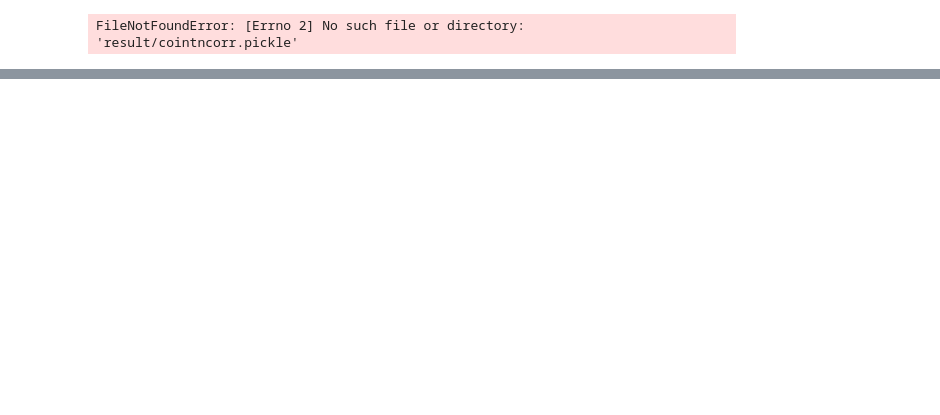
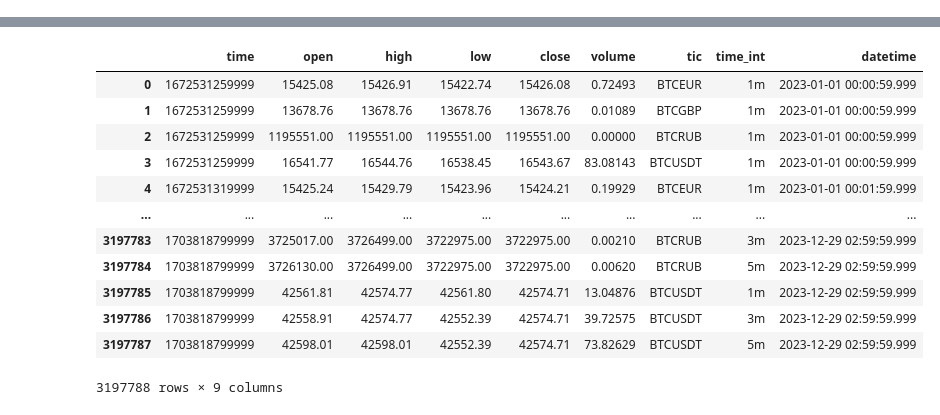
Before and after one commit to schoudh96/pair-trading-RLenvs, a Jupyter notebook: main.ipynb, the cells around one changed output, grey strips where cells are left out. Cells and saved outputs as stored; diff of their text form; code cells hidden in the pictures; blank space fills up the shorter version.

Commit message:
Added data and cointegration correlation file

```diff
--- a/main.ipynb
+++ b/main.ipynb
@@ -84,14 +60,52 @@ else:
-# %%
-import pickle
-
-dfs = read2df(symbols, freqs)
-
-with open('result/cointncorr.pickle', 'rb') as pk:
-    data = pickle.load(pk)
-
-freq_position = list(freqs.keys()).index(data[1])
-
-df0 = dfs[freq_position][dfs[freq_position]['tic']==data[0][0]].reset_index(drop=True)
-df1 = dfs[freq_position][dfs[freq_position]['tic']==data[0][1]].reset_index(drop=True)
-# %% [output]
-FileNotFoundError: [Errno 2] No such file or directory: 'result/cointncorr.pickle'
+# %%
+# List of symbols to merge
+symbols = ['BTCUSDT', 'BTCEUR', 'BTCRUB', 'BTCGBP']
+
+# List to store individual DataFrames
+mins = ['1m', '3m', '5m']
+
+rawdfs = []
+for min in mins:
+    # Loop through each symbol
+    for symbol in symbols:
+
+        directory = f'./klines/{symbol}/{min}/{start_date}_{end_date}/'
+
+        # Loop through each zip file in the directory
+        count = 0
+        for file_name in os.listdir(directory):
+
+            if file_name.endswith('.zip'):
+                with zipfile.ZipFile(os.path.join(directory, file_name), 'r') as zip_ref:
+                    # only one CSV file in each zip archive
+                    csv_file = zip_ref.namelist()[0]
+                    with zip_ref.open(csv_file) as csv_fp:
+                        # Read the CSV data into a DataFrame
+                        temp_df = pd.read_csv(csv_fp, header=None)
+                        temp_df.columns = ['open_time', 'open', 'high', 'low', 'close', 'volume', 'close_time', 'quote_asset_volume', 'number_of_trades', 'taker_buy_base_asset_volume', 'taker_buy_quote_asset_volume', 'ignore']
+                        # temp_df['date'] = pd.to_datetime(temp_df['close_time'], unit='ms').dt.strftime('%Y-%m-%d')
+                        temp_df = temp_df.rename(columns={"close_time": "time"})
+                        temp_df['tic'] = symbol
+                        temp_df['time_int'] = min
+                        print(f"{symbol} - {min} = shape {temp_df.shape}")
+                        rawdfs.append(temp_df[['time', 'open', 'high', 'low', 'close', 'volume', 'tic', 'time_int']])
+                count += 1
+
+        print(f"{symbol} - {min} = #{count} files")
+
+# Concatenate all DataFrames into a single DataFrame
+rawdf = pd.concat(rawdfs, ignore_index=True)
+
+# Count the number of unique 'tic' values per date
+tic_counts = rawdf.groupby('time')['tic'].nunique()
+
+# Filter the DataFrame to keep only rows where all 'tic' values participate
+df = rawdf[rawdf['time'].isin(tic_counts[tic_counts == len(rawdf['tic'].unique())].index)]
+# Only wanted columns
+df = df[['time', 'open', 'high', 'low', 'close', 'volume', 'tic', 'time_int']]
+df['datetime'] = pd.to_datetime(df['time'], unit='ms')
+
+df = df.sort_values(['time', 'tic', 'time_int'],ignore_index=True)
+
+df
+# %% [output]
@@ -97,0 +129,13 @@ FileNotFoundError: [Errno 2] No such file or directory: 'result/cointncorr.pickl
+|  | time | open | high | low | close | volume | tic | time_int | datetime |
+| 0 | 1672531259999 | 15425.08 | 15426.91 | 15422.74 | 15426.08 | 0.72493 | BTCEUR | 1m | 2023-01-01 00:00:59.999 |
+| 1 | 1672531259999 | 13678.76 | 13678.76 | 13678.76 | 13678.76 | 0.01089 | BTCGBP | 1m | 2023-01-01 00:00:59.999 |
+| 2 | 1672531259999 | 1195551.00 | 1195551.00 | 1195551.00 | 1195551.00 | 0.00000 | BTCRUB | 1m | 2023-01-01 00:00:59.999 |
+| 3 | 1672531259999 | 16541.77 | 16544.76 | 16538.45 | 16543.67 | 83.08143 | BTCUSDT | 1m | 2023-01-01 00:00:59.999 |
+| 4 | 1672531319999 | 15425.24 | 15429.79 | 15423.96 | 15424.21 | 0.19929 | BTCEUR | 1m | 2023-01-01 00:01:59.999 |
+| ... | ... | ... | ... | ... | ... | ... | ... | ... | ... |
+| 3197783 | 1703818799999 | 3725017.00 | 3726499.00 | 3722975.00 | 3722975.00 | 0.00210 | BTCRUB | 3m | 2023-12-29 02:59:59.999 |
+| 3197784 | 1703818799999 | 3726130.00 | 3726499.00 | 3722975.00 | 3722975.00 | 0.00620 | BTCRUB | 5m | 2023-12-29 02:59:59.999 |
+| 3197785 | 1703818799999 | 42561.81 | 42574.77 | 42561.80 | 42574.71 | 13.04876 | BTCUSDT | 1m | 2023-12-29 02:59:59.999 |
+| 3197786 | 1703818799999 | 42558.91 | 42574.77 | 42552.39 | 42574.71 | 39.72575 | BTCUSDT | 3m | 2023-12-29 02:59:59.999 |
+| 3197787 | 1703818799999 | 42598.01 | 42598.01 | 42552.39 | 42574.71 | 73.82629 | BTCUSDT | 5m | 2023-12-29 02:59:59.999 |
+3197788 rows × 9 columns
```
Also changed, not shown: parts of 12 cells of this notebook, 55 other files.
